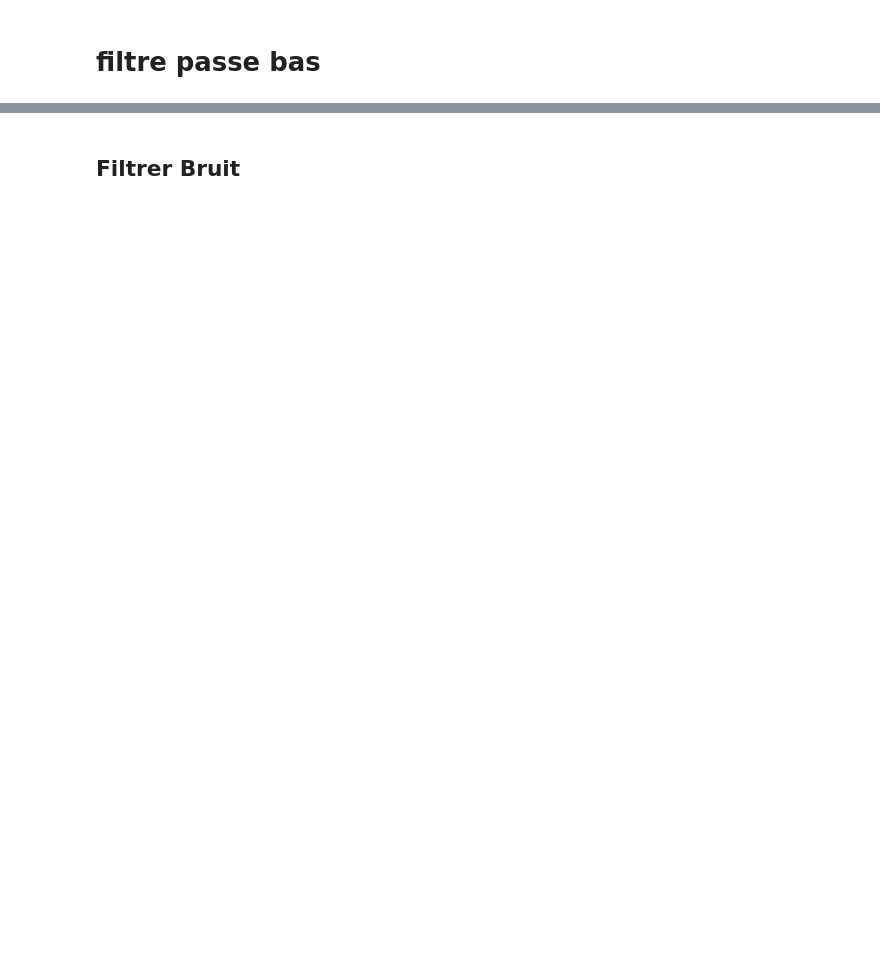
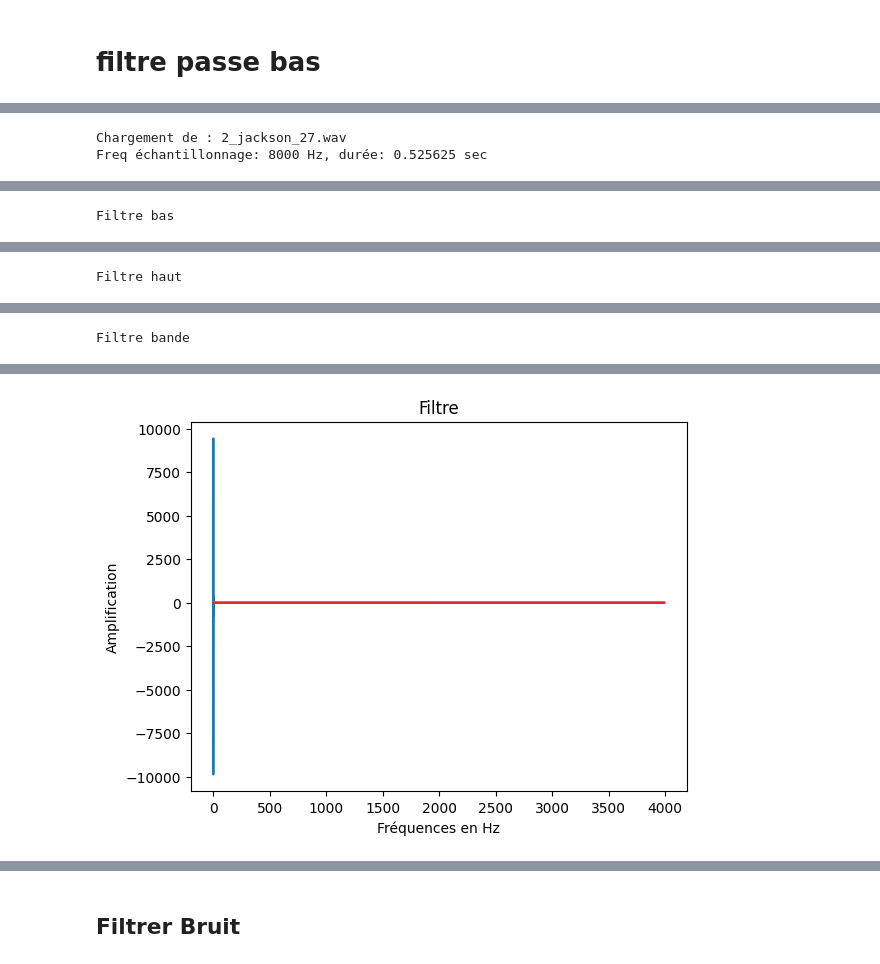
Before and after one commit to Ku26-31/TP-MASTER-1, a Jupyter notebook: Traitement Automatique de la Parole/tp3.ipynb, the cells around one changed output, grey strips where cells are left out. Drawn from its saved outputs; the diff is of its cells as text; code cells hidden in the pictures; blank space fills up the shorter version.

```diff
--- a/Traitement Automatique de la Parole/tp3.ipynb
+++ b/Traitement Automatique de la Parole/tp3.ipynb
@@ -150,0 +227,75 @@ display(Audio(newdata,rate=fs)) #écouter le résultat
+# %%
+dataset_path="dataset\\dataset\\" #le chemin vers le dataset
+filename="2_jackson_27.wav" #le nom du fichier à charger
+
+print('Chargement de :', filename)#chargement d'un fichier audio wav
+fs, data = wavfile.read(dataset_path+filename) #fs: fréquence d'échantillonnage
+
+print('Freq échantillonnage:',fs,'Hz, durée:',len(data)/fs,'sec')
+
+plt.plot(np.arange(len(data))/fs,data);  #affichage du signal temporel
+
+spec=spectrogram(data, fs, T=256, Tfft=1025) #calcul du spectrogramme
+ #affichage du spectrogramme
+
+
+newdata, fs= spec2wav(spec)
+display(Audio(newdata,rate=fs))
+#filter bas
+print("Filtre bas")
+
+Tfft=1024
+
+filtre=np.zeros(Tfft//2)
+filtre[:128]=1  #annuler toutes les fréquences > 1000Hz
+plt.plot(np.arange(Tfft//2)*fs/Tfft,filtre)
+plt.title("Filtre")
+plt.xlabel("Fréquences en Hz")
+plt.ylabel("Amplification")
+
+
+spec=spectrogram(data, fs, T=256, Tfft=Tfft) #calcul et affichage d'un spectrogramme avec fenêtre de hamming
+spec["ampl"]=spec["ampl"]*filtre
+ #affichage du spectrogramme
+newdata, fs= spec2wav(spec)  #retour au domaine temporel
+
+display(Audio(newdata,rate=fs)) #écouter le résultat
+
+# high filter
+print("Filtre haut")
+Tfft=1024
+
+filtre=np.zeros(Tfft//2)
+filtre[128:]=1  #annuler toutes les fréquences < 1000Hz
+plt.plot(np.arange(Tfft//2)*fs/Tfft,filtre)
+plt.title("Filtre")
+plt.xlabel("Fréquences en Hz")
+plt.ylabel("Amplification")
+
+
+spec=spectrogram(data, fs, T=256, Tfft=Tfft) #calcul et affichage d'un spectrogramme avec fenêtre de hamming
+spec["ampl"]=spec["ampl"]*filtre
+ #affichage du spectrogramme
+newdata, fs= spec2wav(spec)  #retour au domaine temporel
+display(Audio(newdata,rate=fs)) #écouter le résultat
+
+# band filter
+print("Filtre bande")
+Tfft=1024
+
+filtre=np.zeros(Tfft//2)
+filtre[128:256]=1  #annuler toutes les fréquences < 1000Hz ou > 2000Hz
+plt.plot(np.arange(Tfft//2)*fs/Tfft,filtre)
+plt.title("Filtre")
+plt.xlabel("Fréquences en Hz")
+plt.ylabel("Amplification")
+
+
+spec=spectrogram(data, fs, T=256, Tfft=Tfft) #calcul et affichage d'un spectrogramme avec fenêtre de hamming
+spec["ampl"]=spec["ampl"]*filtre
+#affichage du spectrogramme
+newdata, fs= spec2wav(spec)  #retour au domaine temporel
+display(Audio(newdata,rate=fs)) #écouter le résultat
+# %% [output]
+Chargement de : 2_jackson_27.wav
+Freq échantillonnage: 8000 Hz, durée: 0.525625 sec
@@ -150,0 +303 @@ display(Audio(newdata,rate=fs)) #écouter le résultat
+Filtre bas
@@ -150,0 +305 @@ display(Audio(newdata,rate=fs)) #écouter le résultat
+Filtre haut
@@ -150,0 +307 @@ display(Audio(newdata,rate=fs)) #écouter le résultat
+Filtre bande
@@ -150,0 +309 @@ display(Audio(newdata,rate=fs)) #écouter le résultat
+[figure, added]
```
Also changed, not shown: parts of 16 cells of this notebook, 27 other files.
